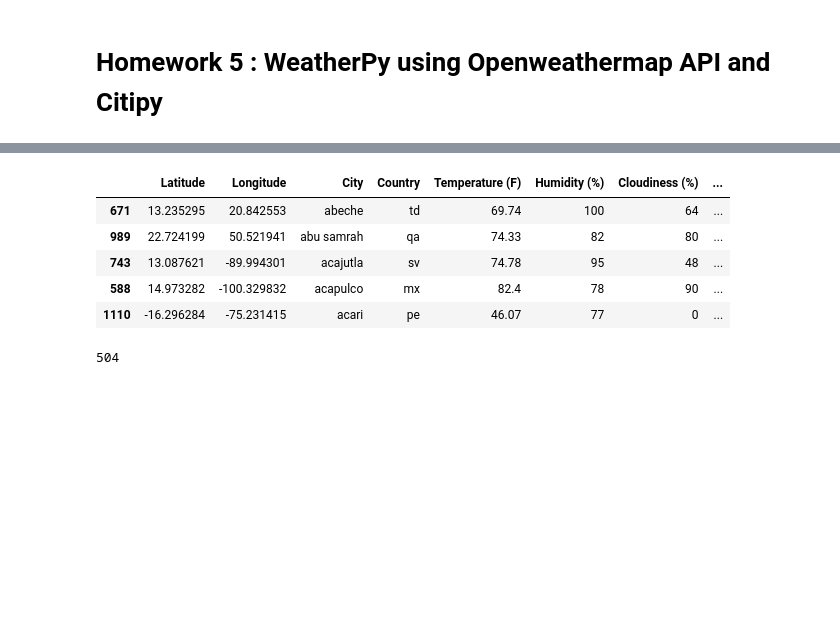
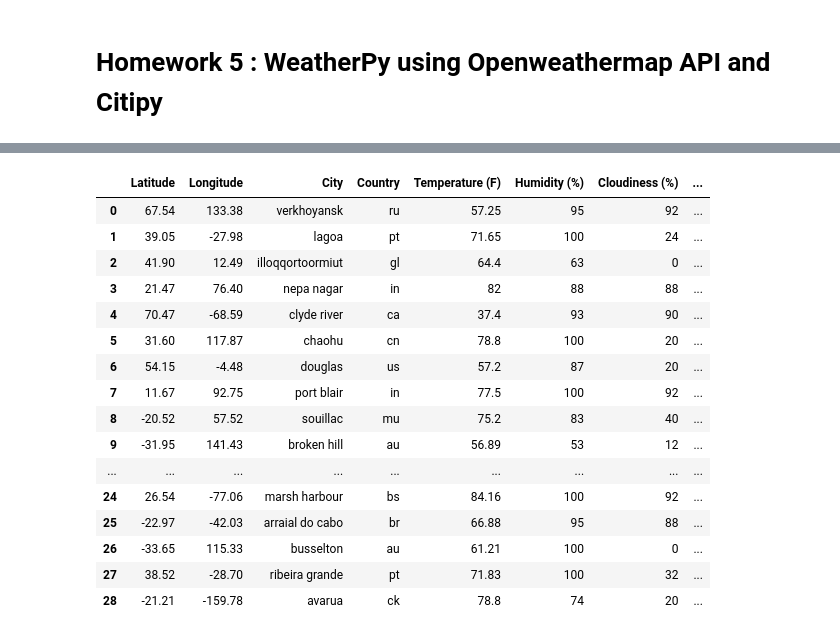
Before and after one commit to tta415/weatherpy, a Jupyter notebook: WeatherPy.ipynb, the cells around one changed output, grey strips where cells are left out. Cells and saved outputs as stored; diff of their text form; code cells hidden in the pictures; blank space fills up the shorter version.

Commit message:
created loop for incremental data requests and all ready to run and plot

```diff
--- a/WeatherPy.ipynb
+++ b/WeatherPy.ipynb
@@ -53,8 +54,6 @@ df['Temperature (F)'] = ""
 df['Humidity (%)'] = ""
 df['Cloudiness (%)'] = ""
 df['Wind Speed (mph)'] = ""
-df['Lat'] = ""
-df['Lon'] = ""
 df.head(2)
 # %% [output]
 |  | Latitude | Longitude | City | Country | Temperature (F) | Humidity (%) | Cloudiness (%) | ... |
@@ -92,6 +84,6 @@ len(df["City"].unique())
 # %%
 # Visual check and length check duplicated cities
-df.sort_values("City", inplace=True)
+#df.sort_values("City", inplace=True)
 mask=df["City"].duplicated()
 df[mask].head()
 #len(df[mask])
@@ -105,6 +93,7 @@ df[mask].head()
 # %%
 # There are alot of duplicates since Citipy tries to match to random coords to nearest city
-# Drop duplicates and check that results count is same as unique
+# Drop duplicates and check that results count is same as unique and reset index numbers
 df.drop_duplicates(subset = ["City"], keep = 'first', inplace=True) # 'first keeps first occurence
-len(df)
+df.reset_index(drop=True, inplace=True)
+df
 # %% [output]
@@ -112,18 +117,11 @@ len(df)
 # %%
-# Loop through all cities using OpenWeatherMap to return weather info
-# Need to overwrite random-generated coords with actual coords since plotting random-generated lat not same as city lat
-row_count = 1
-for index, row in df.iterrows():
-
-    city = row["City"]
-    target_url = (query_url + city)
-
-    # Print log to ensure loop is working correctly
-    print("Now retrieving city # " + str(row_count) + " " + city.title() + ": " + target_url)
-    row_count += 1
+# Create function to retrieve, set, and print data for each city
+def retrieve_set_data():
+    print("Now retrieving Set: %s, Record: %s, City: %s: %s" %
+          (str(set_count), str(index), city.title(), target_url))
 
     weather_data = [req.get(target_url).json()]
-    return_temp = weather_data[0]["main"]["temp"]
+    return_temp = weather_data[0]["main"]["temp_max"]
     return_humid = weather_data[0]["main"]["humidity"]
     return_cloud = weather_data[0]["clouds"]["all"]
     return_wind = weather_data[0]["wind"]["speed"]
@@ -134,5 +132,5 @@ for index, row in df.iterrows():
     df.set_value(index, "Humidity (%)", return_humid)
     df.set_value(index, "Cloudiness (%)", return_cloud)
     df.set_value(index, "Wind Speed (mph)", return_wind)
-    df.set_value(index, "Lat", return_lat)
-    df.set_value(index, "Lon", return_lon)
+    df.set_value(index, "Latitude", return_lat)
+    df.set_value(index, "Longitude", return_lon)
@@ -158,13 +176,20 @@ KeyError: 'main'
 # %%
-df.head()
+df
 # %% [output]
 |  | Latitude | Longitude | City | Country | Temperature (F) | Humidity (%) | Cloudiness (%) | ... |
-| 671 | 13.235295 | 20.842553 | abeche | td | 69.74 | 100 | 64 | ... |
-| 989 | 22.724199 | 50.521941 | abu samrah | qa | 74.33 | 82 | 80 | ... |
-| 743 | 13.087621 | -89.994301 | acajutla | sv | 74.78 | 95 | 48 | ... |
-| 588 | 14.973282 | -100.329832 | acapulco | mx | 82.4 | 78 | 90 | ... |
-| 1110 | -16.296284 | -75.231415 | acari | pe | 46.07 | 77 | 0 | ... |
+| 0 | 67.54 | 133.38 | verkhoyansk | ru | 57.25 | 95 | 92 | ... |
+| 1 | 39.05 | -27.98 | lagoa | pt | 71.65 | 100 | 24 | ... |
+| 2 | 41.90 | 12.49 | illoqqortoormiut | gl | 64.4 | 63 | 0 | ... |
+| 3 | 21.47 | 76.40 | nepa nagar | in | 82 | 88 | 88 | ... |
+| 4 | 70.47 | -68.59 | clyde river | ca | 37.4 | 93 | 90 | ... |
+| 5 | 31.60 | 117.87 | chaohu | cn | 78.8 | 100 | 20 | ... |
+| 6 | 54.15 | -4.48 | douglas | us | 57.2 | 87 | 20 | ... |
+| 7 | 11.67 | 92.75 | port blair | in | 77.5 | 100 | 92 | ... |
+| 8 | -20.52 | 57.52 | souillac | mu | 75.2 | 83 | 40 | ... |
+| 9 | -31.95 | 141.43 | broken hill | au | 56.89 | 53 | 12 | ... |
+| ... | ... | ... | ... | ... | ... | ... | ... | ... |
+| 24 | 26.54 | -77.06 | marsh harbour | bs | 84.16 | 100 | 92 | ... |
+| 25 | -22.97 | -42.03 | arraial do cabo | br | 66.88 | 95 | 88 | ... |
+| 26 | -33.65 | 115.33 | busselton | au | 61.21 | 100 | 0 | ... |
+| 27 | 38.52 | -28.70 | ribeira grande | pt | 71.83 | 100 | 32 | ... |
+| 28 | -21.21 | -159.78 | avarua | ck | 78.8 | 74 | 20 | ... |
-# %%
-len(df)
-# %% [output]
-504
```
Also changed, not shown: parts of 12 cells of this notebook.
